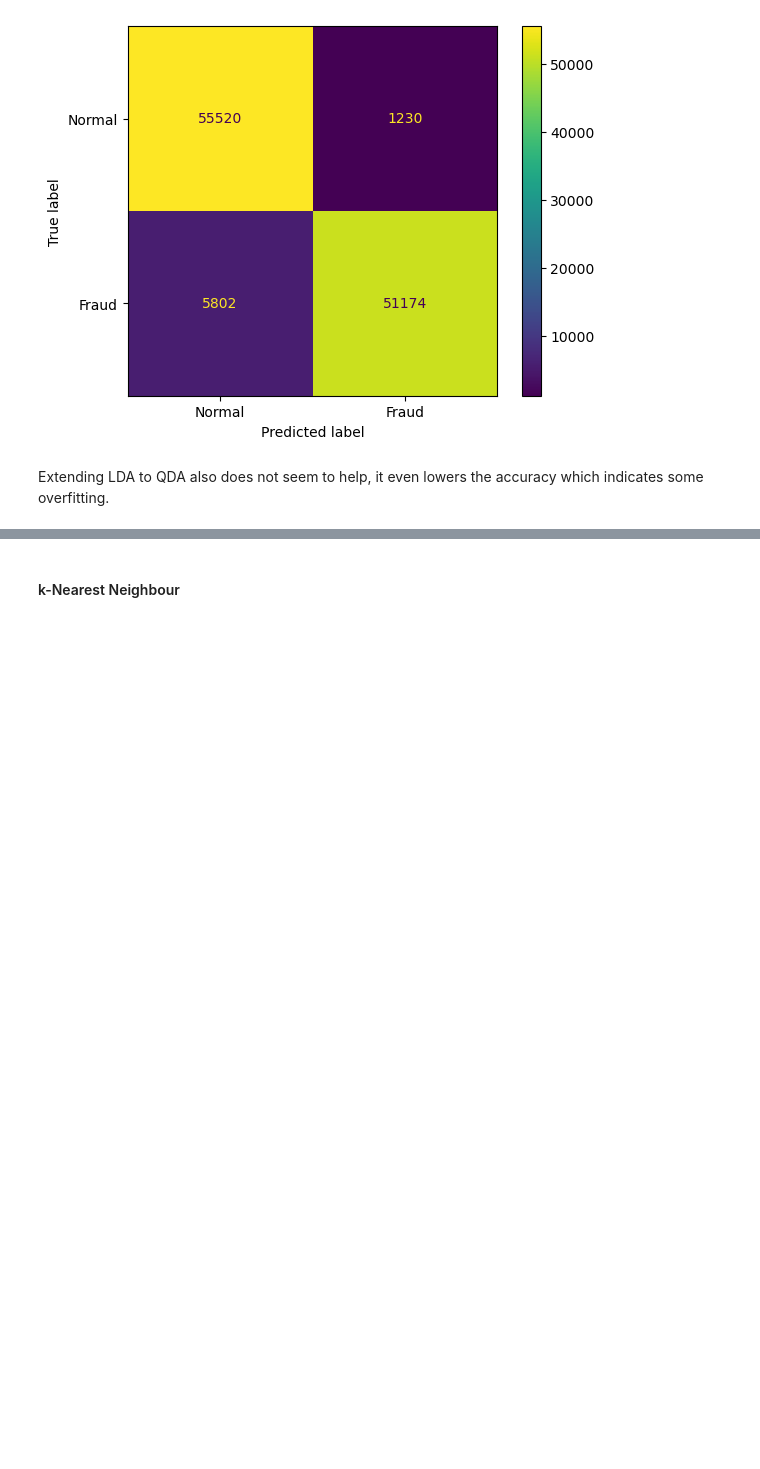
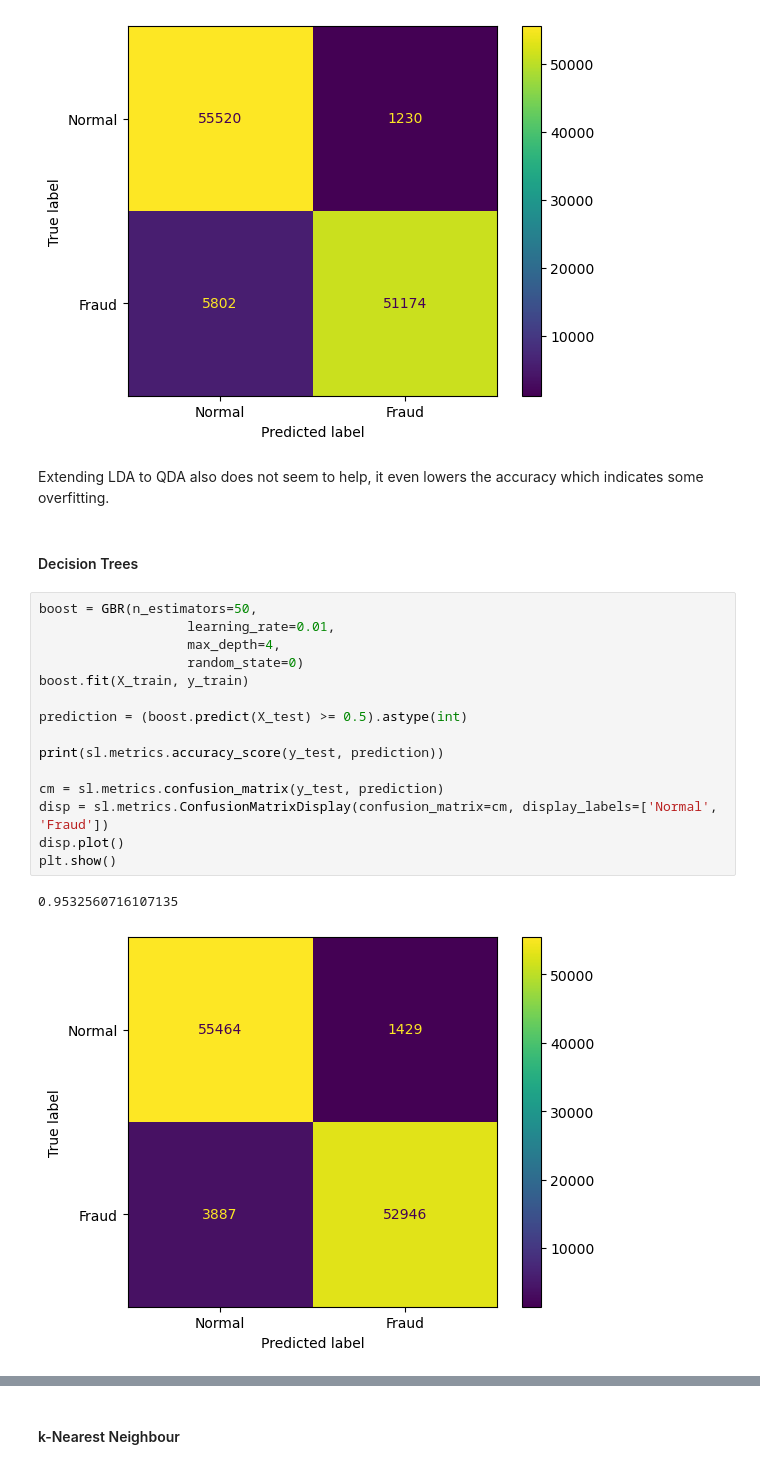
Before and after one commit to PhoenixSmaug/Classification-Guide, a Jupyter notebook: guide.ipynb, the cells around one changed output, grey strips where cells are left out. Saved outputs shown, nothing was run; the diff lists cells and outputs as text; blank space fills up the shorter version.

Commit message:
add SVC, Tree boosting

```diff
--- a/guide.ipynb
+++ b/guide.ipynb
@@ -308,3 +308,23 @@ plt.show()
 [figure]
 # %% [markdown]
 Extending LDA to QDA also does not seem to help, it even lowers the accuracy which indicates some overfitting.
+# %% [markdown]
+#### Decision Trees
+# %%
+boost = GBR(n_estimators=50,
+                   learning_rate=0.01,
+                   max_depth=4,
+                   random_state=0)
+boost.fit(X_train, y_train)
+
+prediction = (boost.predict(X_test) >= 0.5).astype(int)
+
+print(sl.metrics.accuracy_score(y_test, prediction))
+
+cm = sl.metrics.confusion_matrix(y_test, prediction)
+disp = sl.metrics.ConfusionMatrixDisplay(confusion_matrix=cm, display_labels=['Normal', 'Fraud'])
+disp.plot()
+plt.show()
+# %% [output]
+0.9532560716107135
+[figure, added]
```
Also changed, not shown: parts of 6 cells of this notebook.
